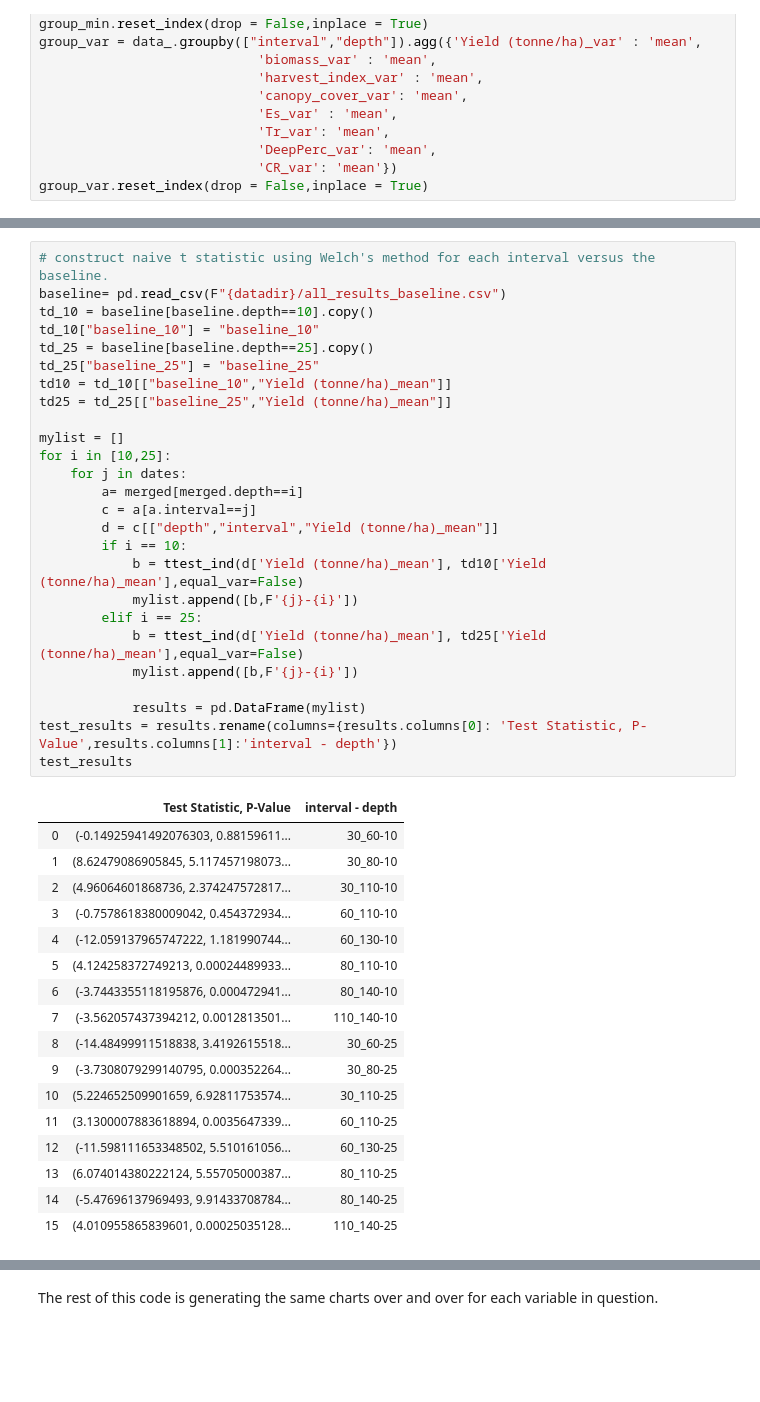
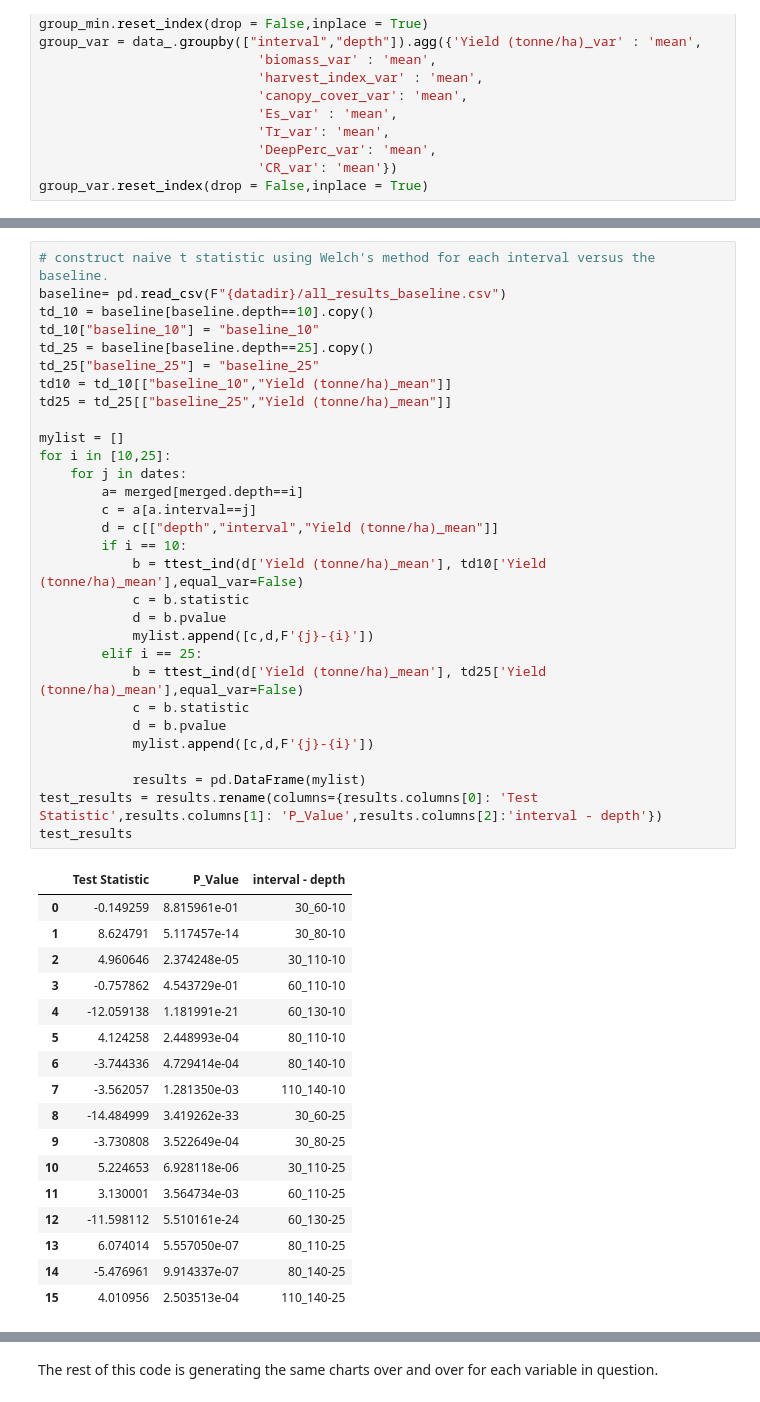
Before and after one commit to thorerismann/aquacrop-deficit-irrig, a Jupyter notebook: docs/_sources/notebooks/charts_intervals.ipynb, the cells around one changed output, grey strips where cells are left out. Saved outputs shown, nothing was run; the diff lists cells and outputs as text; blank space fills up the shorter version.

Commit message:
textual updates, added t-test, figures

```diff
--- a/docs/_sources/notebooks/charts_intervals.ipynb
+++ b/docs/_sources/notebooks/charts_intervals.ipynb
@@ -157,44 +159,48 @@ Index(['Unnamed: 0', 'index', 'Unnamed: 0.1', 'run', 'Yield (tonne/ha)_mean',
 # %%
 # construct naive t statistic using Welch's method for each interval versus the baseline.
 baseline= pd.read_csv(F"{datadir}/all_results_baseline.csv")
 td_10 = baseline[baseline.depth==10].copy()
 td_10["baseline_10"] = "baseline_10"
 td_25 = baseline[baseline.depth==25].copy()
 td_25["baseline_25"] = "baseline_25"
 td10 = td_10[["baseline_10","Yield (tonne/ha)_mean"]]
 td25 = td_25[["baseline_25","Yield (tonne/ha)_mean"]]
 
 mylist = []
 for i in [10,25]:
     for j in dates:
         a= merged[merged.depth==i]
         c = a[a.interval==j]
         d = c[["depth","interval","Yield (tonne/ha)_mean"]]
         if i == 10:
             b = ttest_ind(d['Yield (tonne/ha)_mean'], td10['Yield (tonne/ha)_mean'],equal_var=False)
-            mylist.append([b,F'{j}-{i}'])
+            c = b.statistic
+            d = b.pvalue
+            mylist.append([c,d,F'{j}-{i}'])
         elif i == 25:
             b = ttest_ind(d['Yield (tonne/ha)_mean'], td25['Yield (tonne/ha)_mean'],equal_var=False)
-            mylist.append([b,F'{j}-{i}'])
+            c = b.statistic
+            d = b.pvalue
+            mylist.append([c,d,F'{j}-{i}'])
 
             results = pd.DataFrame(mylist)
-test_results = results.rename(columns={results.columns[0]: 'Test Statistic, P-Value',results.columns[1]:'interval - depth'})
+test_results = results.rename(columns={results.columns[0]: 'Test Statistic',results.columns[1]: 'P_Value',results.columns[2]:'interval - depth'})
 test_results
 # %% [output]
-|  | Test Statistic, P-Value | interval - depth |
-| 0 | (-0.14925941492076303, 0.88159611... | 30_60-10 |
-| 1 | (8.62479086905845, 5.117457198073... | 30_80-10 |
-| 2 | (4.96064601868736, 2.374247572817... | 30_110-10 |
-| 3 | (-0.7578618380009042, 0.454372934... | 60_110-10 |
-| 4 | (-12.059137965747222, 1.181990744... | 60_130-10 |
-| 5 | (4.124258372749213, 0.00024489933... | 80_110-10 |
-| 6 | (-3.7443355118195876, 0.000472941... | 80_140-10 |
-| 7 | (-3.562057437394212, 0.0012813501... | 110_140-10 |
-| 8 | (-14.48499911518838, 3.4192615518... | 30_60-25 |
-| 9 | (-3.7308079299140795, 0.000352264... | 30_80-25 |
-| 10 | (5.224652509901659, 6.92811753574... | 30_110-25 |
-| 11 | (3.1300007883618894, 0.0035647339... | 60_110-25 |
-| 12 | (-11.598111653348502, 5.510161056... | 60_130-25 |
-| 13 | (6.074014380222124, 5.55705000387... | 80_110-25 |
-| 14 | (-5.47696137969493, 9.91433708784... | 80_140-25 |
-| 15 | (4.010955865839601, 0.00025035128... | 110_140-25 |
+|  | Test Statistic | P_Value | interval - depth |
+| 0 | -0.149259 | 8.815961e-01 | 30_60-10 |
+| 1 | 8.624791 | 5.117457e-14 | 30_80-10 |
+| 2 | 4.960646 | 2.374248e-05 | 30_110-10 |
+| 3 | -0.757862 | 4.543729e-01 | 60_110-10 |
+| 4 | -12.059138 | 1.181991e-21 | 60_130-10 |
+| 5 | 4.124258 | 2.448993e-04 | 80_110-10 |
+| 6 | -3.744336 | 4.729414e-04 | 80_140-10 |
+| 7 | -3.562057 | 1.281350e-03 | 110_140-10 |
+| 8 | -14.484999 | 3.419262e-33 | 30_60-25 |
+| 9 | -3.730808 | 3.522649e-04 | 30_80-25 |
+| 10 | 5.224653 | 6.928118e-06 | 30_110-25 |
+| 11 | 3.130001 | 3.564734e-03 | 60_110-25 |
+| 12 | -11.598112 | 5.510161e-24 | 60_130-25 |
+| 13 | 6.074014 | 5.557050e-07 | 80_110-25 |
+| 14 | -5.476961 | 9.914337e-07 | 80_140-25 |
+| 15 | 4.010956 | 2.503513e-04 | 110_140-25 |
```
Also changed, not shown: parts of 14 cells of this notebook, 46 other files.
